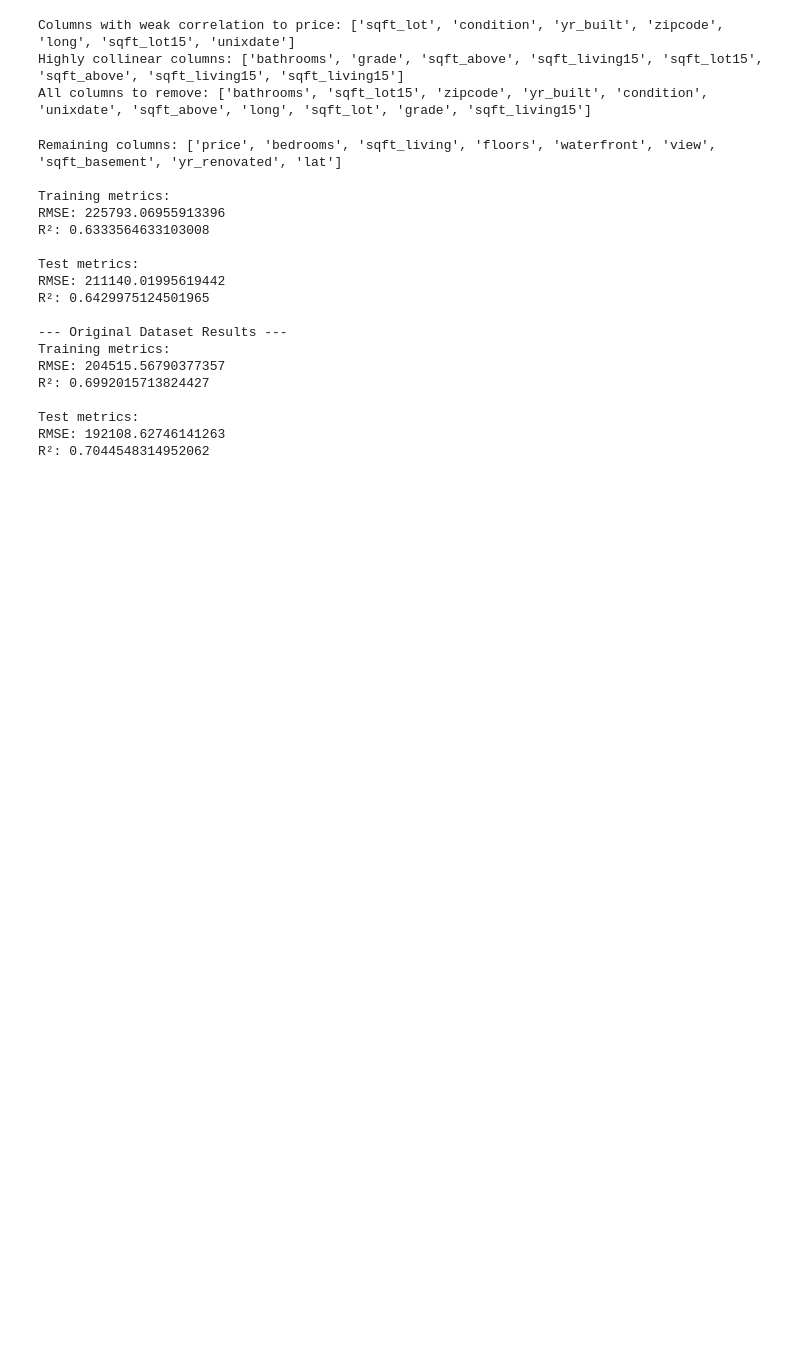
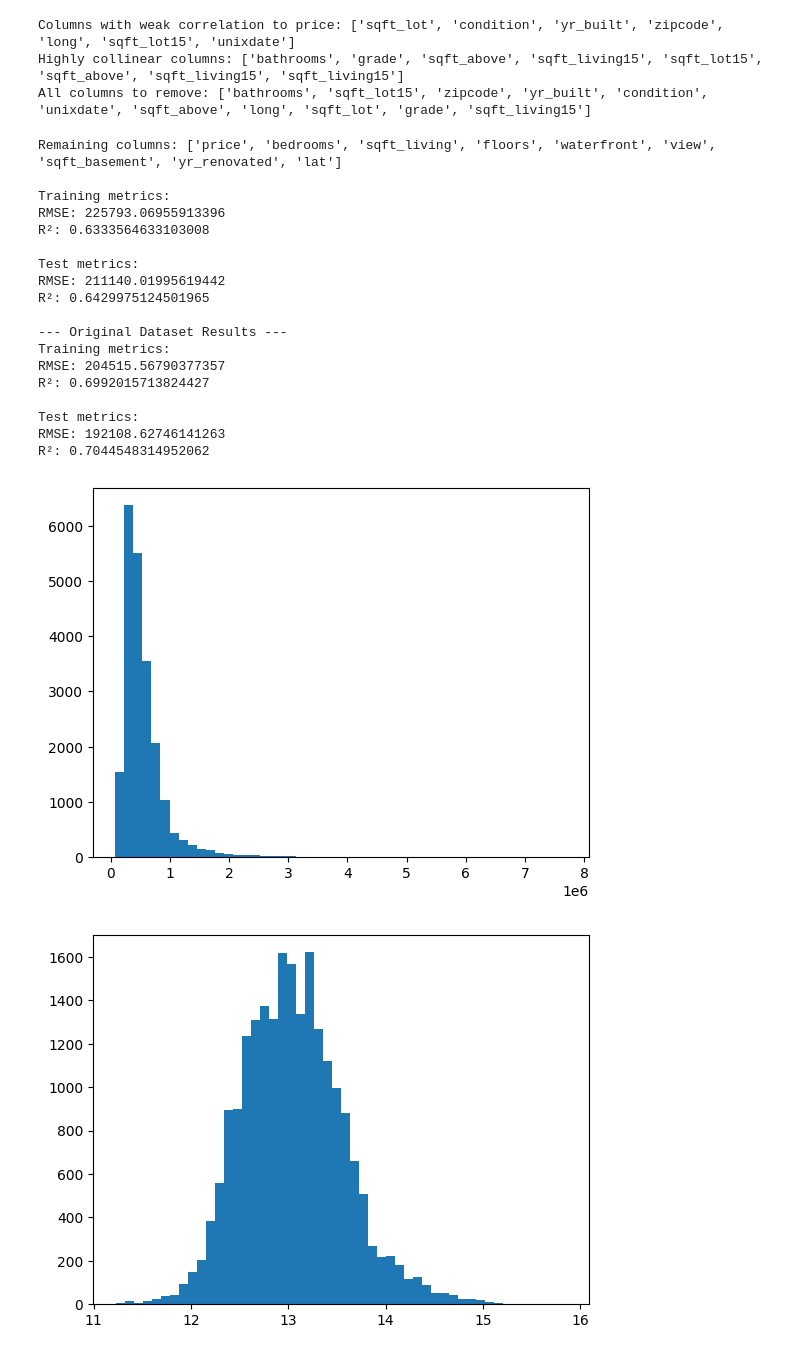
Before and after one commit to IwoSzczepaniak/DataExploration, a Jupyter notebook: src/main/resources/spark-jdk17/spark-jupyter/lab5.ipynb, the cells around one changed output. Drawn from its saved outputs; the diff is of its cells as text; code cells hidden in the pictures; blank space fills up the shorter version.

```diff
--- a/src/main/resources/spark-jdk17/spark-jupyter/lab5.ipynb
+++ b/src/main/resources/spark-jdk17/spark-jupyter/lab5.ipynb
@@ -689,3 +689,12 @@ R²: 0.6992015713824427
 Test metrics:
 RMSE: 192108.62746141263
 R²: 0.7044548314952062
+# %%
+plt.hist(df2.toPandas()['price'],bins=50)
+plt.show()
+
+plt.hist(np.log(df2.toPandas()['price']),bins=50)
+plt.show()
+# %% [output]
+[figure, added]
+[figure, added]
```
Also changed, not shown: parts of 5 cells of this notebook.
